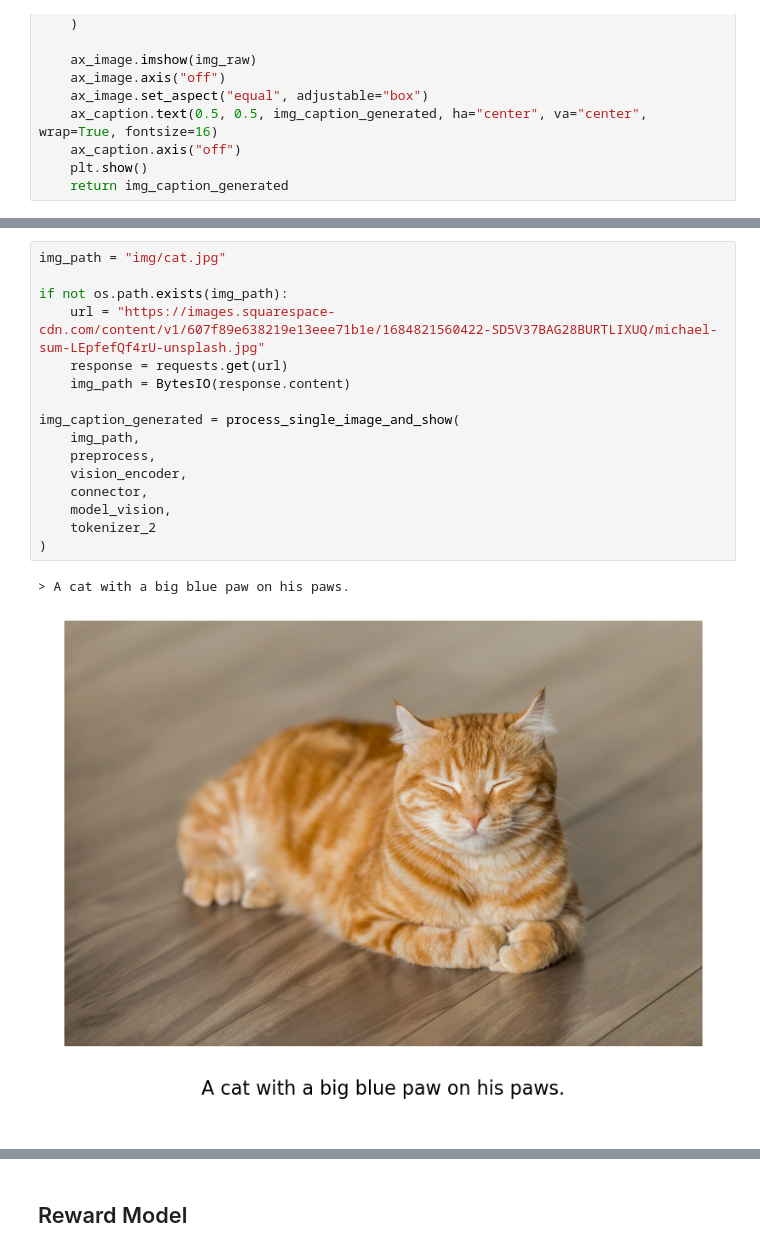
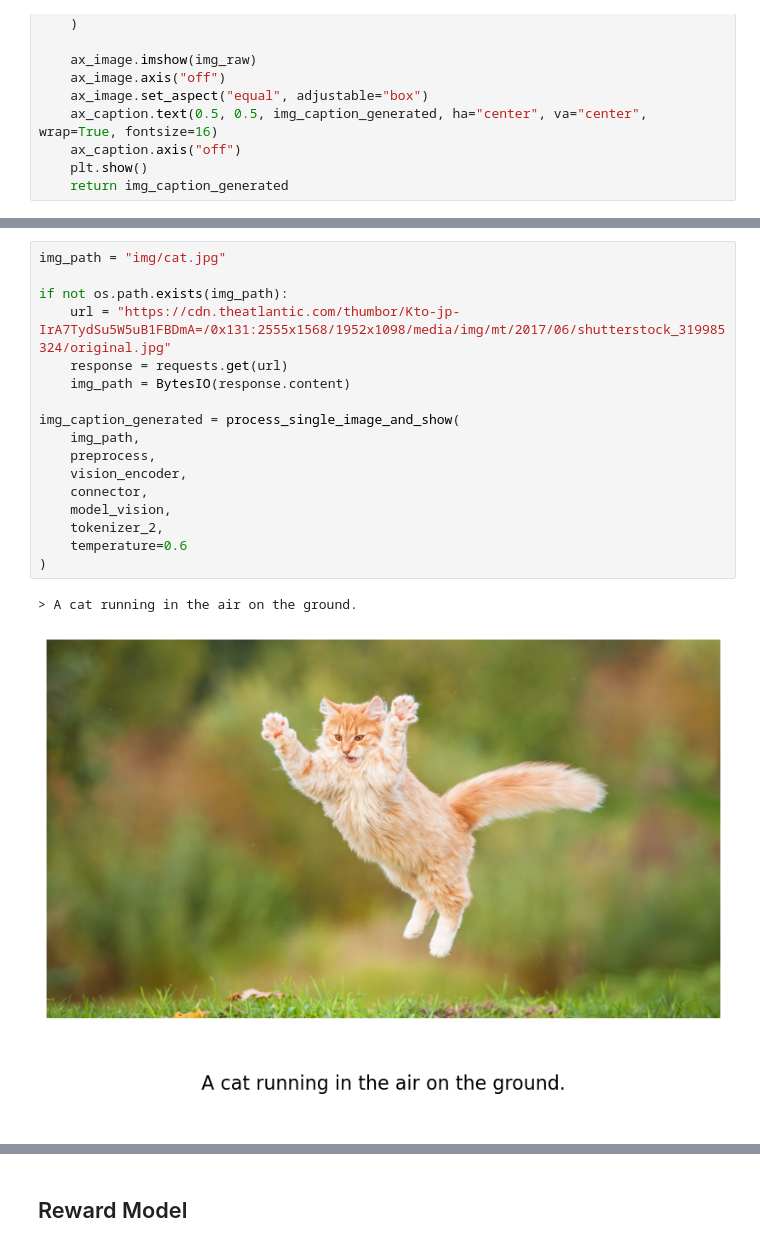
Before and after one commit to TimS-ml/nanoGPT-mod, a Jupyter notebook: demo.ipynb, the cells around one changed output, grey strips where cells are left out. Drawn from its saved outputs; the diff is of its cells as text.

```diff
--- a/demo.ipynb
+++ b/demo.ipynb
@@ -1537,22 +1562,23 @@ img_caption_generated = process_single_image_and_show(
 # %%
 img_path = "img/cat.jpg"
 
 if not os.path.exists(img_path):
-    url = "https://images.squarespace-cdn.com/content/v1/607f89e638219e13eee71b1e/1684821560422-SD5V37BAG28BURTLIXUQ/michael-sum-LEpfefQf4rU-unsplash.jpg"
+    url = "https://cdn.theatlantic.com/thumbor/Kto-jp-IrA7TydSu5W5uB1FBDmA=/0x131:2555x1568/1952x1098/media/img/mt/2017/06/shutterstock_319985324/original.jpg"
     response = requests.get(url)
     img_path = BytesIO(response.content)
 
 img_caption_generated = process_single_image_and_show(
     img_path,
     preprocess,
     vision_encoder,
     connector,
     model_vision,
-    tokenizer_2
+    tokenizer_2,
+    temperature=0.6
 )
 # %% [output]
-> A cat with a big blue paw on his paws.
+> A cat running in the air on the ground.
-[figure, old version]
+[figure, new version]
 # %%
 img_path = "img/grassland.jpg"
 
```
Also changed, not shown: parts of 10 cells of this notebook, 1 other file.
